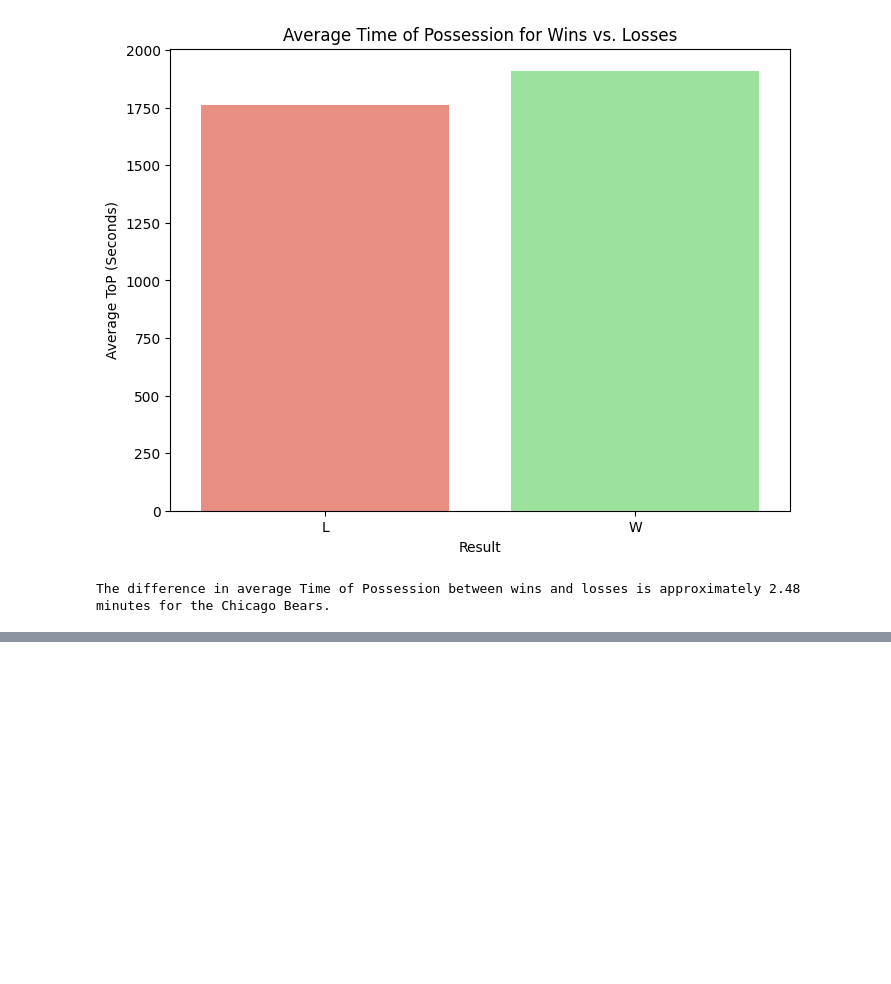
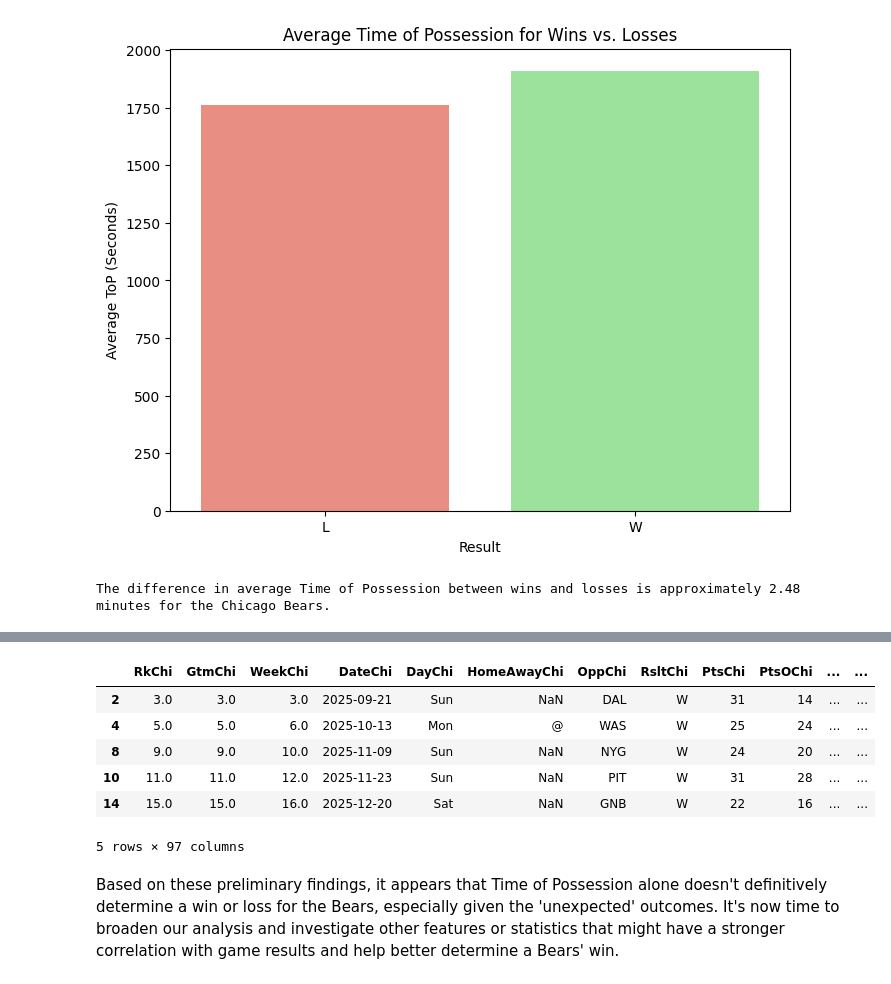
Before and after one commit to patelshri308-commits/DaBears, a Jupyter notebook: cb2025.ipynb, the cells around one changed output, grey strips where cells are left out. Drawn from its saved outputs; the diff is of its cells as text; code cells hidden in the pictures; blank space fills up the shorter version.

```diff
--- a/cb2025.ipynb
+++ b/cb2025.ipynb
@@ -43,0 +157,17 @@ The difference in average Time of Possession between wins and losses is approxim
+# %%
+unexpected_win = all_reg_season_outcomes[
+    (all_reg_season_outcomes['RsltChi'] == 'W') &
+    (all_reg_season_outcomes['ToP_Diff'] < 0)
+]
+
+unexpected_win
+# %% [output]
+|  | RkChi | GtmChi | WeekChi | DateChi | DayChi | HomeAwayChi | OppChi | RsltChi | PtsChi | PtsOChi | ... | ... |
+| 2 | 3.0 | 3.0 | 3.0 | 2025-09-21 | Sun | NaN | DAL | W | 31 | 14 | ... | ... |
+| 4 | 5.0 | 5.0 | 6.0 | 2025-10-13 | Mon | @ | WAS | W | 25 | 24 | ... | ... |
+| 8 | 9.0 | 9.0 | 10.0 | 2025-11-09 | Sun | NaN | NYG | W | 24 | 20 | ... | ... |
+| 10 | 11.0 | 11.0 | 12.0 | 2025-11-23 | Sun | NaN | PIT | W | 31 | 28 | ... | ... |
+| 14 | 15.0 | 15.0 | 16.0 | 2025-12-20 | Sat | NaN | GNB | W | 22 | 16 | ... | ... |
+5 rows × 97 columns
+# %% [markdown]
+Based on these preliminary findings, it appears that Time of Possession alone doesn't definitively determine a win or loss for the Bears, especially given the 'unexpected' outcomes. It's now time to broaden our analysis and investigate other features or statistics that might have a stronger correlation with game results and help better determine a Bears' win.
```
Also changed, not shown: parts of 9 cells of this notebook.
